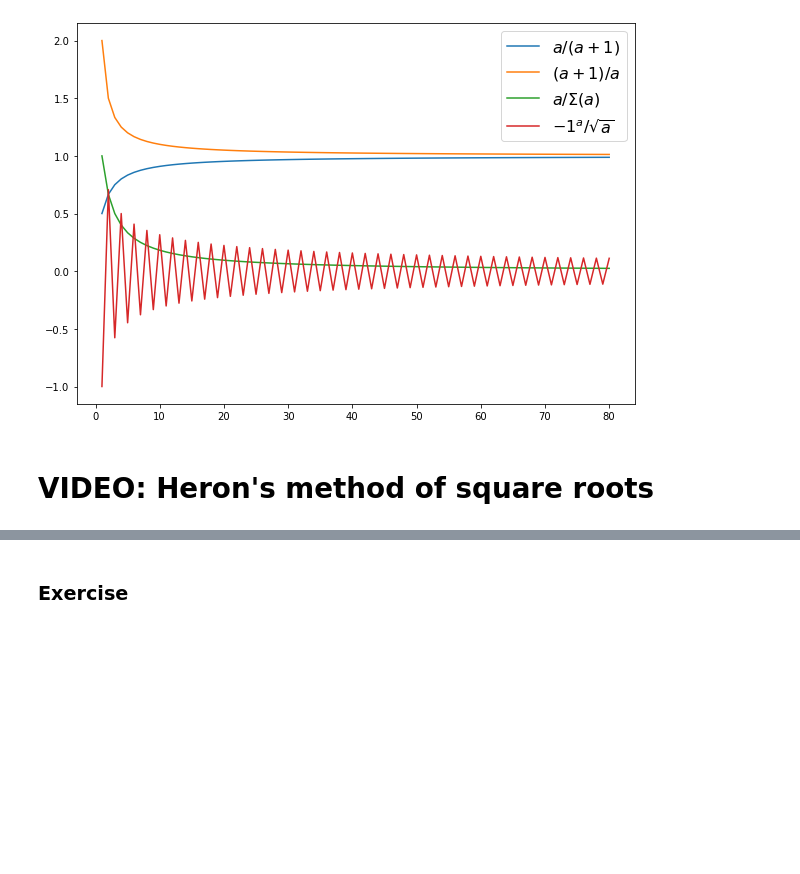
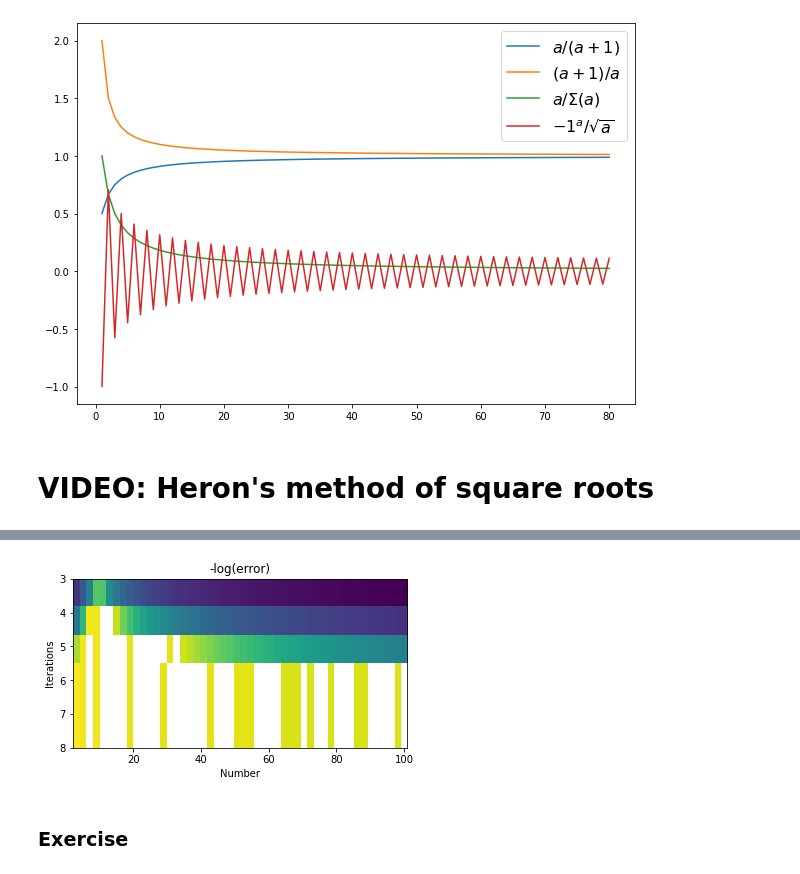
Before and after one commit to adel-nouar/Math_with_Python, a Jupyter notebook: Section14_pymath_numberTheory.ipynb, the cells around one changed output, grey strips where cells are left out. Saved outputs shown, nothing was run; the diff lists cells and outputs as text; code cells hidden in the pictures; blank space fills up the shorter version.

Commit message:
14: Heron's method

```diff
--- a/Section14_pymath_numberTheory.ipynb
+++ b/Section14_pymath_numberTheory.ipynb
@@ -292,3 +312,40 @@ plt.show()
+# %%
+# define the numbers to compute
+nums2sqrt = np.linspace(2,101,50)
+
+# range of algorithm iterations
+niterations = np.arange(3,9)
+
+
+# initialize matrix of estimates
+err = np.zeros((len(niterations),len(nums2sqrt)))
+
+
+# loop over the numbers to compute
+for ni,num in enumerate(nums2sqrt):
+
+    # set the number to compute sqrt of
+    Y = num
+
+    # loop over number of iterations
+    for ii,iters in enumerate(niterations):
+
+        # Heron's algo
+        x = Y/3 # initial guess
+        # implement algorithm
+        for n in range(iters):
+            x = ( x + Y/x )/2
+
+        # store error magnitude
+        err[ii,ni] = abs(x-np.sqrt(Y))
+# %%
+plt.imshow(-np.log(err),aspect=10,extent=[nums2sqrt[0],nums2sqrt[-1],niterations[-1],niterations[0]])
+plt.xlabel('Number')
+plt.ylabel('Iterations')
+plt.title('-log(error)')
+plt.show()
+# %% [output]
+[figure, added]
 # %% [markdown]
 ### Exercise
 # %% [markdown]
```
Also changed, not shown: parts of 1 cell of this notebook.
